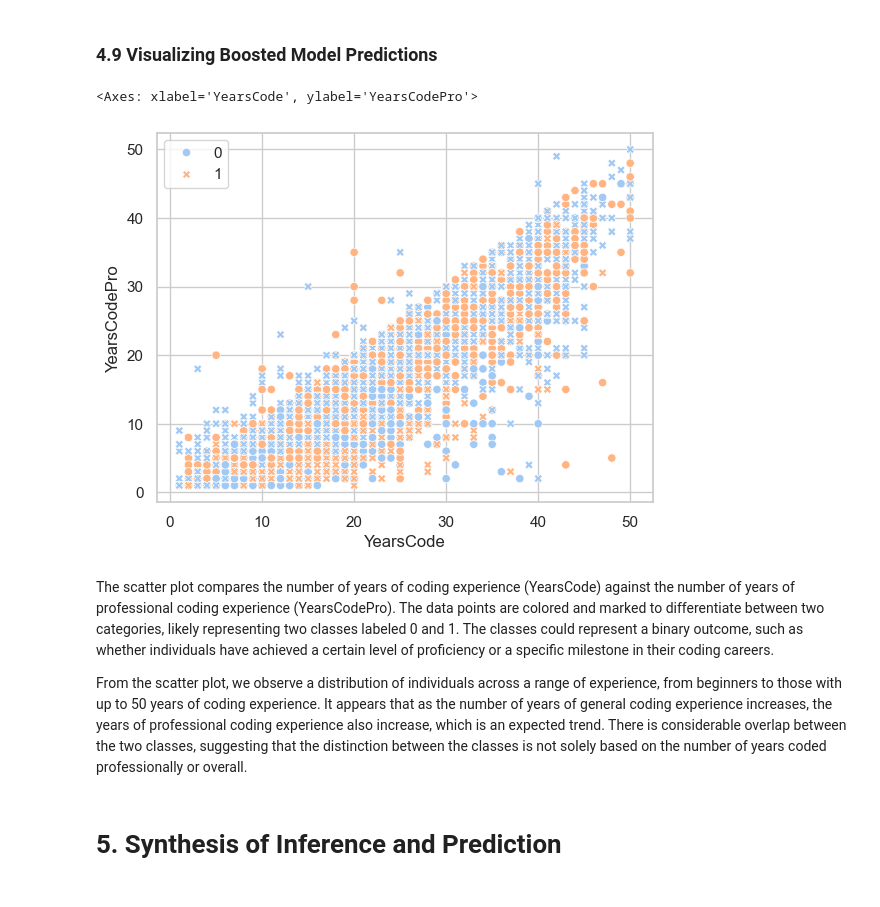
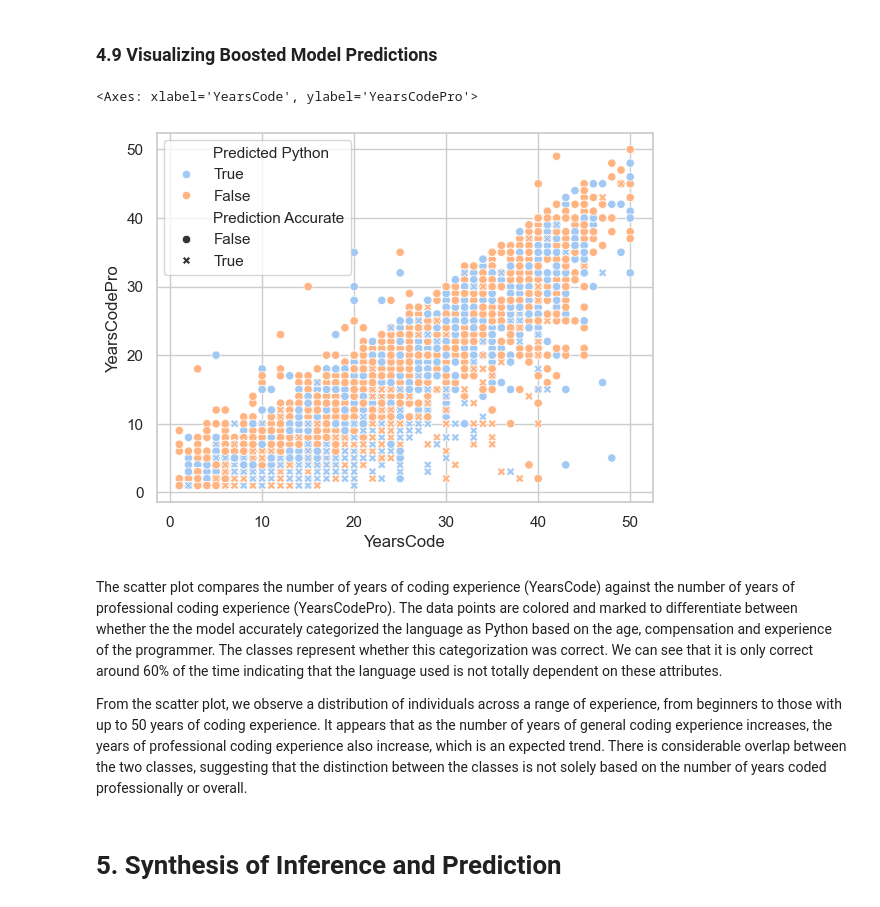
Before and after one commit to TrueCodee/Final-Project, a Jupyter notebook: Final Project.ipynb, the cells around one changed output. Saved outputs shown, nothing was run; the diff lists cells and outputs as text; code cells hidden in the pictures.

```diff
--- a/Final Project.ipynb
+++ b/Final Project.ipynb
@@ -635,21 +636,26 @@ Overall, the models were effective in predicting negative outcomes but had signi
 # %% [markdown]
 ### **4.9** Visualizing Boosted Model Predictions
 # %%
-# Convert the test set into a DataFrame and set the column names
-X_test_Boost_s = pd.DataFrame(models_Boost[0][2])
-X_test_Boost_s.columns =['YearsCode', 'YearsCodePro', 'CompTotal', 'Age', 'ConvertedCompYearly']
+predicted_values = pd.DataFrame(models_Boost[0][3])
+true_values = pd.DataFrame(y_pred_boost)
 
-# Get the final predictions directly
-y_pred_b = models_Boost[0][0].staged_predict(X_test_Boost)
-for i in y_pred_b:
-    y_pred_boost = i
-sns.scatterplot(x = X_test_Boost_s['YearsCode'], y=X_test_Boost_s['YearsCodePro'],
-                hue = models_Boost[0][3], style = models_Boost[0][3] == y_pred_boost)
+# Convert predicted and true values to strings for comparison
+predicted_values_str = predicted_values.apply(lambda x: 'True' if x.iloc[0] == 1 else 'False', axis=1)
+true_values_str = true_values.apply(lambda x: 'True' if x.iloc[0] == 1 else 'False', axis=1)
+
+# Create DataFrame for style
+style = pd.DataFrame()
+style['Predicted Python'] = predicted_values_str
+style['Prediction Accurate'] = true_values_str
+
+# Plot with style
+sns.scatterplot(x=X_test_Boost_s['YearsCode'], y=X_test_Boost_s['YearsCodePro'],
+                hue=style['Predicted Python'], style=style['Prediction Accurate'])
 # %% [output]
 <Axes: xlabel='YearsCode', ylabel='YearsCodePro'>
-[figure, old version]
+[figure, new version]
 # %% [markdown]
-The scatter plot compares the number of years of coding experience (YearsCode) against the number of years of professional coding experience (YearsCodePro). The data points are colored and marked to differentiate between two categories, likely representing two classes labeled 0 and 1. The classes could represent a binary outcome, such as whether individuals have achieved a certain level of proficiency or a specific milestone in their coding careers.
+The scatter plot compares the number of years of coding experience (YearsCode) against the number of years of professional coding experience (YearsCodePro). The data points are colored and marked to differentiate between whether the the model accurately categorized the language as Python based on the age, compensation and experience of the programmer. The classes represent whether this categorization was correct. We can see that it is only correct around 60% of the time indicating that the language used is not totally dependent on these attributes.
 
 From the scatter plot, we observe a distribution of individuals across a range of experience, from beginners to those with up to 50 years of coding experience. It appears that as the number of years of general coding experience increases, the years of professional coding experience also increase, which is an expected trend. There is considerable overlap between the two classes, suggesting that the distinction between the classes is not solely based on the number of years coded professionally or overall.
 # %% [markdown]
```
Also changed, not shown: parts of 1 cell of this notebook.
